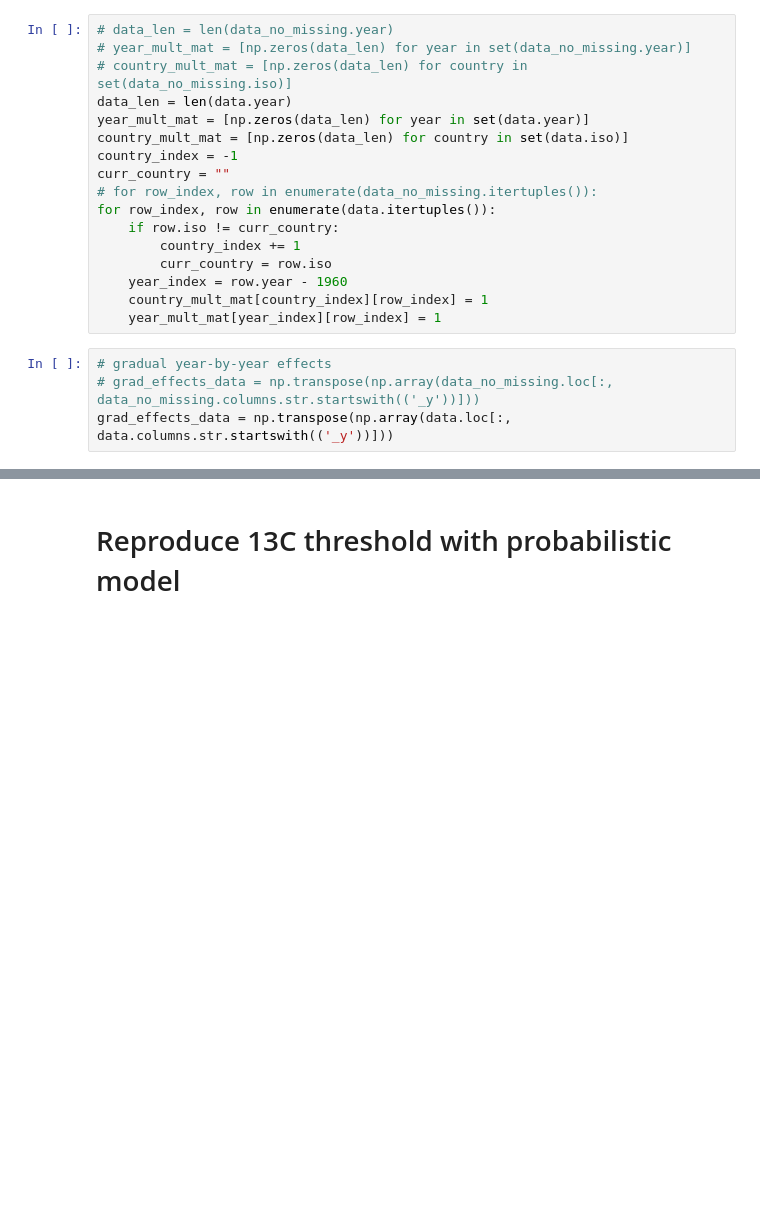
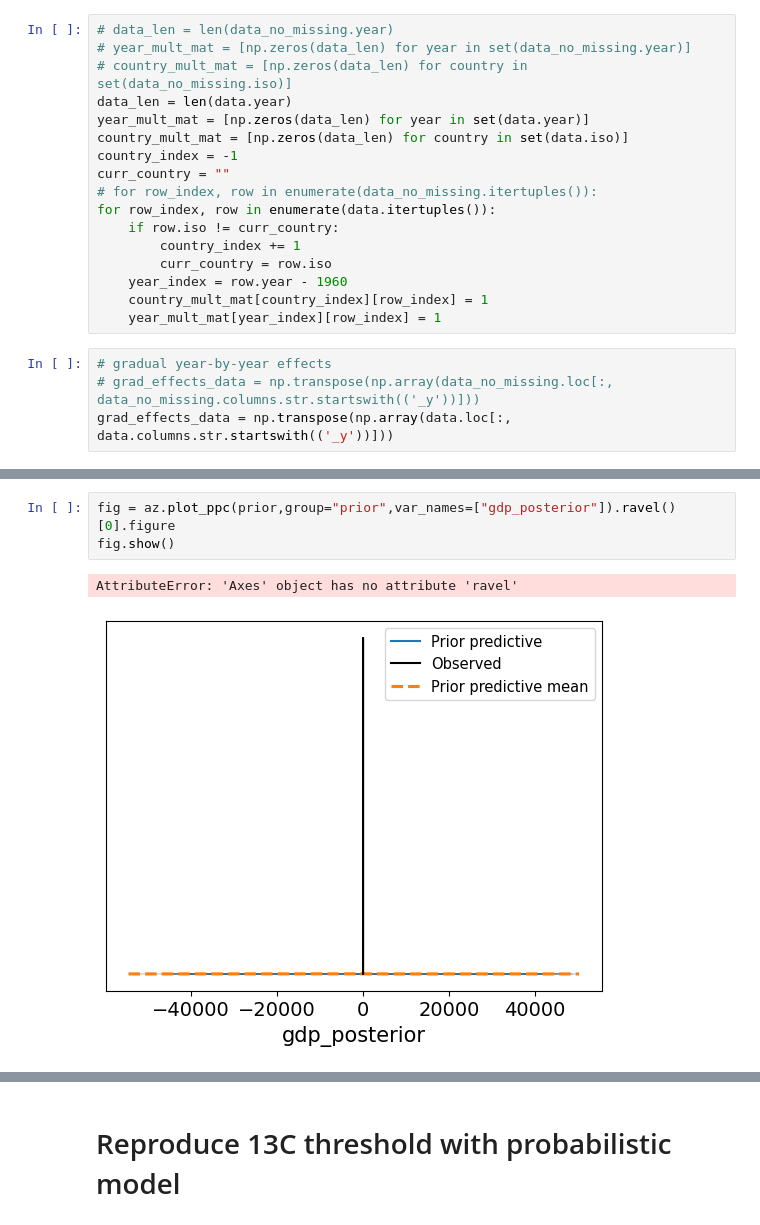
Before and after one commit to greenguy33/environmental-bayesian-modeling, a Jupyter notebook: notebooks/Burke_paper_reproduction.ipynb, the cells around one changed output, grey strips where cells are left out. Drawn from its saved outputs; the diff is of its cells as text; blank space fills up the shorter version.

```diff
--- a/notebooks/Burke_paper_reproduction.ipynb
+++ b/notebooks/Burke_paper_reproduction.ipynb
@@ -200,0 +202,6 @@ fig.show()
+# %%
+fig = az.plot_ppc(prior,group="prior",var_names=["gdp_posterior"]).ravel()[0].figure
+fig.show()
+# %% [output]
+AttributeError: 'Axes' object has no attribute 'ravel'
+[figure, added]
```
Also changed, not shown: parts of 26 cells of this notebook, 11 other files.
